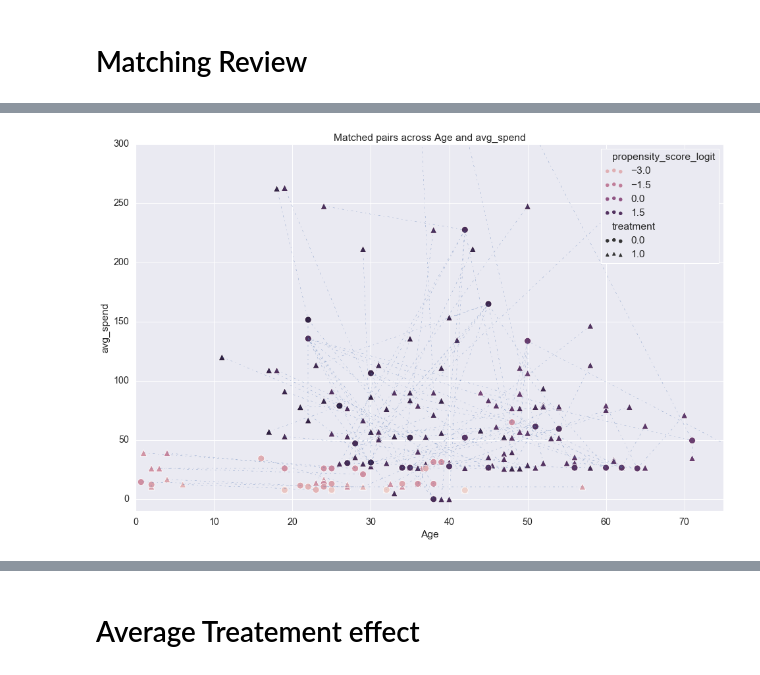
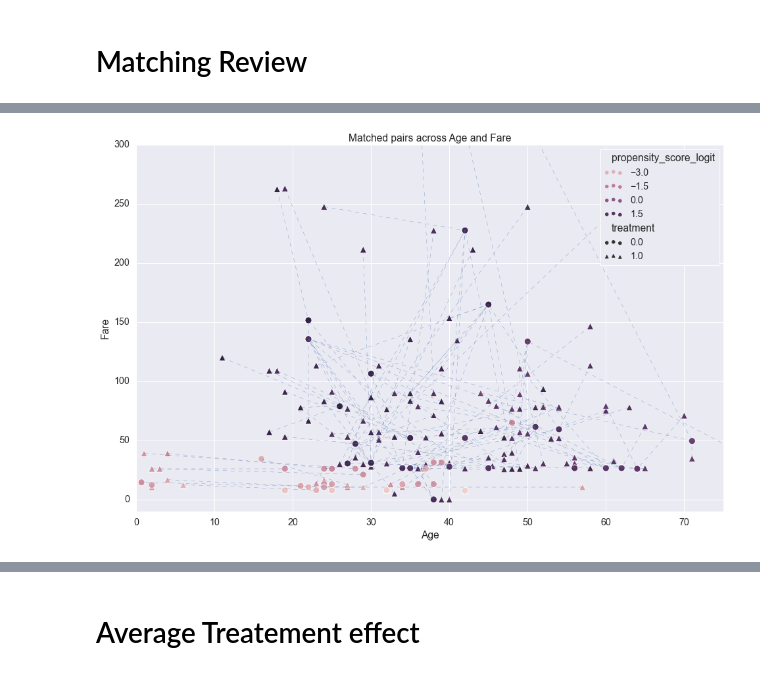
Before and after one commit to hidhiru/working-with-causal-inference, a Jupyter notebook: propensity_score_matching_PSM.ipynb, the cells around one changed output, grey strips where cells are left out. Cells and saved outputs as stored; diff of their text form; code cells hidden in the pictures.

```diff
--- a/propensity_score_matching_PSM.ipynb
+++ b/propensity_score_matching_PSM.ipynb
@@ -255,11 +243,11 @@ common_support = (predictions_logit > -10) & (predictions_logit < 10)
 # %%
 df_data.loc[:,'propensity_score'] = predictions[:,1]
 df_data.loc[:,'propensity_score_logit'] = predictions_logit
-df_data.loc[:,'outcome'] = y.Accepted
+df_data.loc[:,'outcome'] = y.Survived
 
 X_encoded.loc[:,'propensity_score'] = predictions[:,1]
 X_encoded.loc[:,'propensity_score_logit'] = predictions_logit
-X_encoded.loc[:,'outcome'] = y.Accepted
+X_encoded.loc[:,'outcome'] = y.Survived
 X_encoded.loc[:,'treatment'] = df_data.treatment
 # %% [markdown]
 ## Matching Implementation
@@ -301,7 +286,7 @@ Element distance: 0.006540
 ...
 # %%
-print('For item 0, the 5 closest indexes are (first item is self):')
-for idx in indexes[0,0:5]:
+print('For item 0, the 4 closest indexes are (first item is self):')
+for idx in indexes[0,0:4]:
     print('Element index: {}'.format(idx))
 print('...')
 # %% [output]
@@ -337,8 +321,8 @@ def obtain_match_details(row, all_data, attribute):
 
 untreated_matched_data = pd.DataFrame(data = treated_matched_data.matched_element)
 
-attributes = ['Age', 'Usage_rank', 'Parch', 'avg_spend', 'sex_female', 'sex_male', 'city_C',
-       'city_Q', 'city_S', 'class_1', 'class_2', 'class_3',
+attributes = ['Age', 'SibSp', 'Parch', 'Fare', 'sex_female', 'sex_male', 'embarked_C',
+       'embarked_Q', 'embarked_S', 'class_1', 'class_2', 'class_3',
        'propensity_score', 'propensity_score_logit', 'outcome', 'treatment']
 for attr in attributes:
     untreated_matched_data[attr] = untreated_matched_data.apply(obtain_match_details, axis = 1, all_data = df_data, attribute = attr)
@@ -398,26 +382,25 @@ for arg in args:
 [figure]
 # %%
-points_df = pd.merge(treated_matched_data[['Age','avg_spend','matched_element']]
-                     , df_data[['Age','avg_spend']], how = 'right',  left_on = 'matched_element', right_index=True)
+points_df = pd.merge(treated_matched_data[['Age','Fare','matched_element']], df_data[['Age','Fare']], how = 'right',  left_on = 'matched_element', right_index=True)
 # %%
 markers = {0: 'o', 1: '^'}
 
 fig, ax = plt.subplots(1,1)
 
-sns.scatterplot(data = all_mached_data, x = 'Age', y = 'avg_spend', style = 'treatment', s = 100,
+sns.scatterplot(data = all_mached_data, x = 'Age', y = 'Fare', style = 'treatment', s = 100,
                 markers = markers, hue = 'propensity_score_logit', ax = ax).\
     set(xlim=(0, 75), ylim=(-10, 300))
-plt.title('Matched pairs across Age and avg_spend')
+plt.title('Matched pairs across Age and Fare')
 
 def add_lines(row):
     x1 = row.Age_x
-    y1 = row.avg_spend_x
+    y1 = row.Fare_x
     x2 = row.Age_y
-    y2 = row.avg_spend_y
-    plt.plot([x1, x2], [y1, y2], linewidth=0.3, color = 'b', linestyle='dashdot' )
+    y2 = row.Fare_y
+    plt.plot([x1, x2], [y1, y2], linewidth=0.3, color = 'b', linestyle='dashed' )
 
 t = points_df.apply(add_lines, axis = 1)
 
 fig.savefig("matching_overview.png")
 # %% [output]
-[figure, old version]
+[figure, new version]
```
Also changed, not shown: parts of 36 cells of this notebook.
